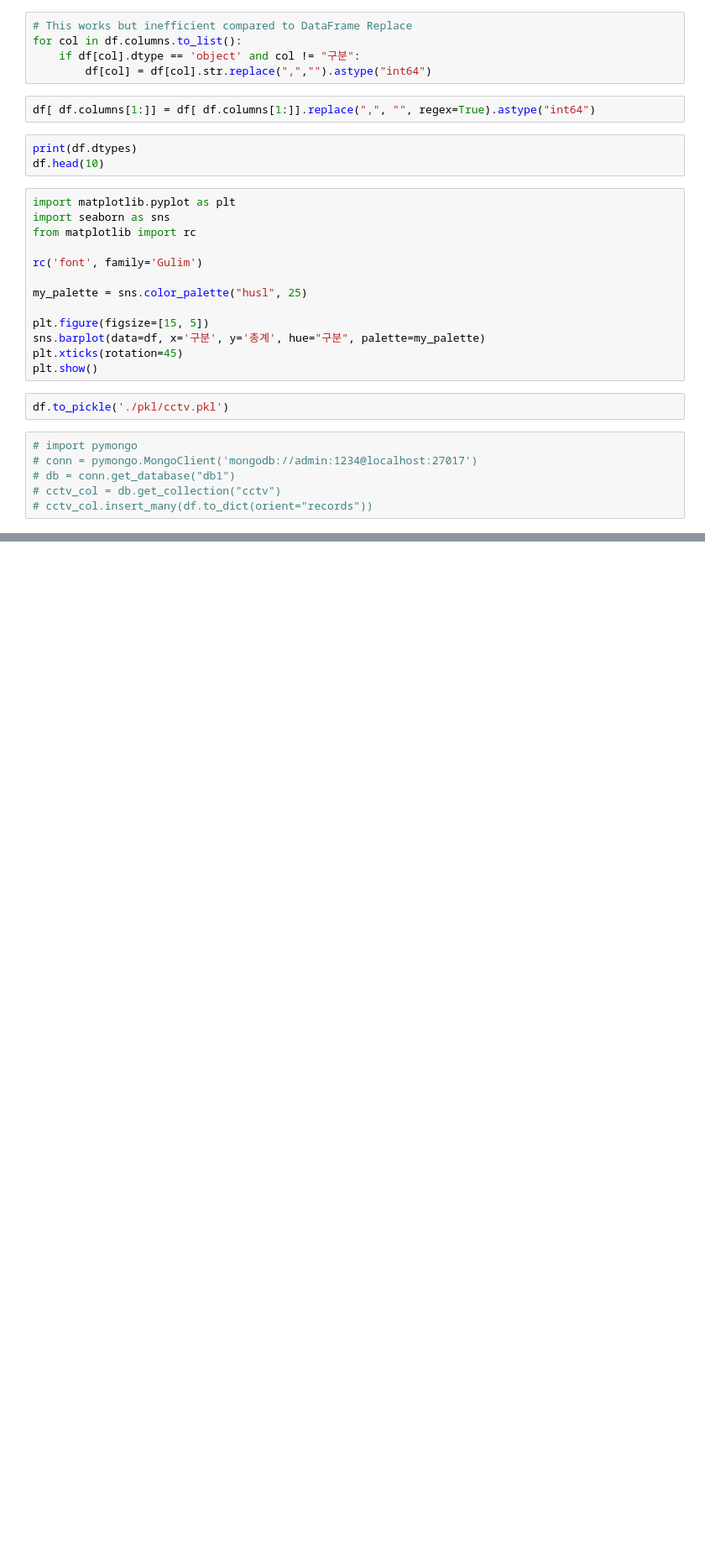
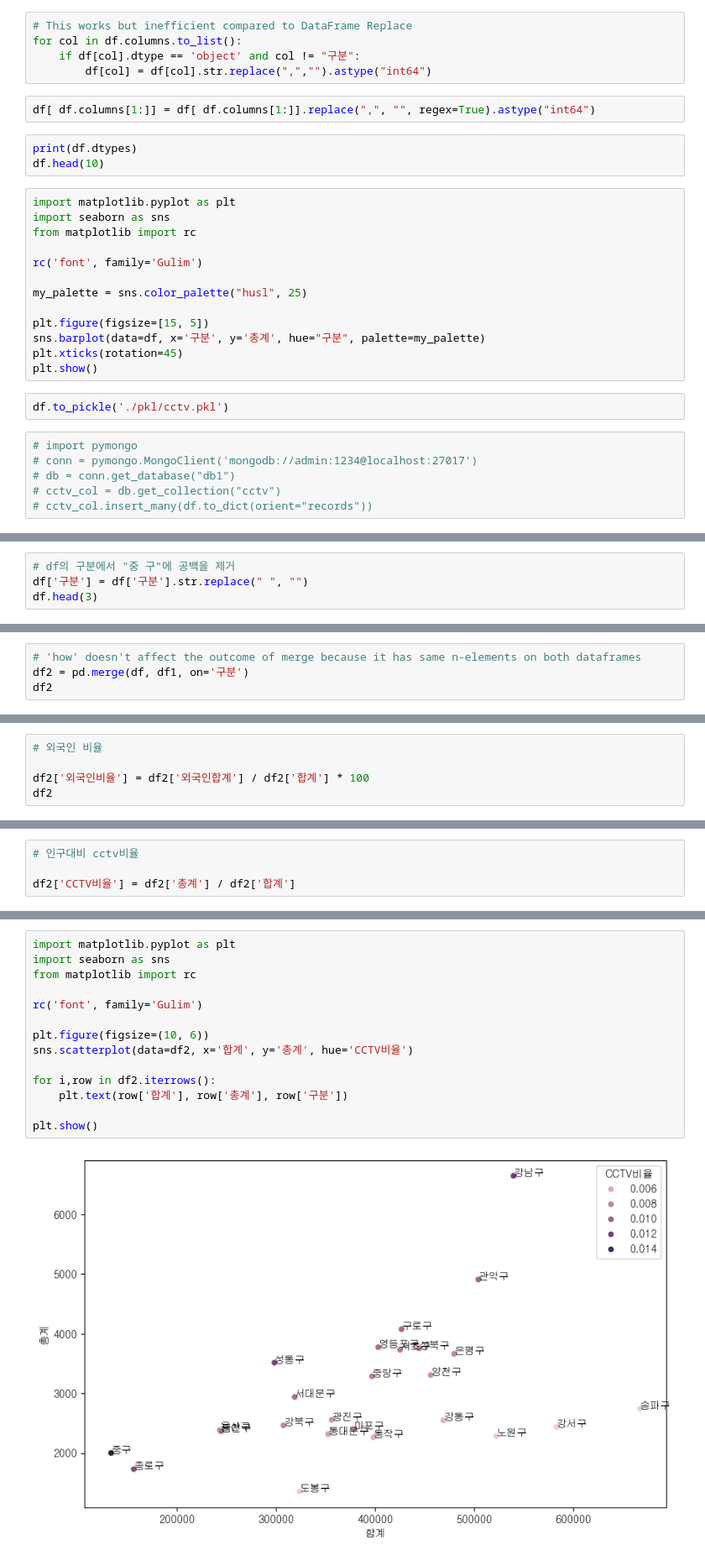
Before and after one commit to catac1/machine_learning, a Jupyter notebook: CCTV.ipynb, the cells around one changed output, grey strips where cells are left out. Shown at 84% size. Drawn from its saved outputs; the diff is of its cells as text; blank space fills up the shorter version.

Commit message:
more pandas, seaborn barplot

```diff
--- a/CCTV.ipynb
+++ b/CCTV.ipynb
@@ -44,0 +142,4 @@ df.to_pickle('./pkl/cctv.pkl')
+# %%
+# df의 구분에서 "중 구"에 공백을 제거
+df['구분'] = df['구분'].str.replace(" ", "")
+df.head(3)
@@ -44,0 +151,4 @@ df.to_pickle('./pkl/cctv.pkl')
+# %%
+# 'how' doesn't affect the outcome of merge because it has same n-elements on both dataframes
+df2 = pd.merge(df, df1, on='구분')
+df2
@@ -44,0 +174,5 @@ df.to_pickle('./pkl/cctv.pkl')
+# %%
+# 외국인 비율
+
+df2['외국인비율'] = df2['외국인합계'] / df2['합계'] * 100
+df2
@@ -44,0 +206,4 @@ df.to_pickle('./pkl/cctv.pkl')
+# %%
+# 인구대비 cctv비율
+
+df2['CCTV비율'] = df2['총계'] / df2['합계']
@@ -44,0 +230,16 @@ df.to_pickle('./pkl/cctv.pkl')
+# %%
+import matplotlib.pyplot as plt
+import seaborn as sns
+from matplotlib import rc
+
+rc('font', family='Gulim')
+
+plt.figure(figsize=(10, 6))
+sns.scatterplot(data=df2, x='합계', y='총계', hue='CCTV비율')
+
+for i,row in df2.iterrows():
+    plt.text(row['합계'], row['총계'], row['구분'])
+
+plt.show()
+# %% [output]
+[figure, added]
```
Also changed, not shown: parts of 17 cells of this notebook, 5 other files.
